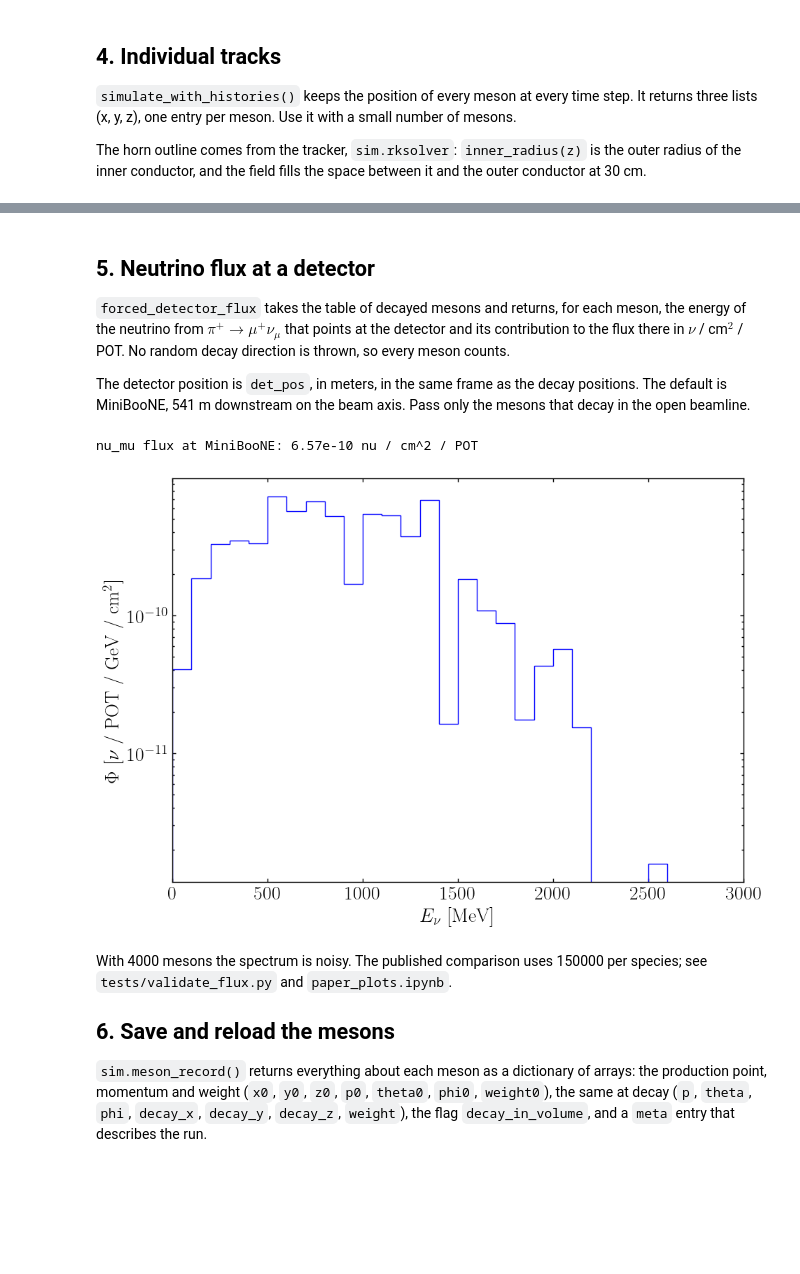
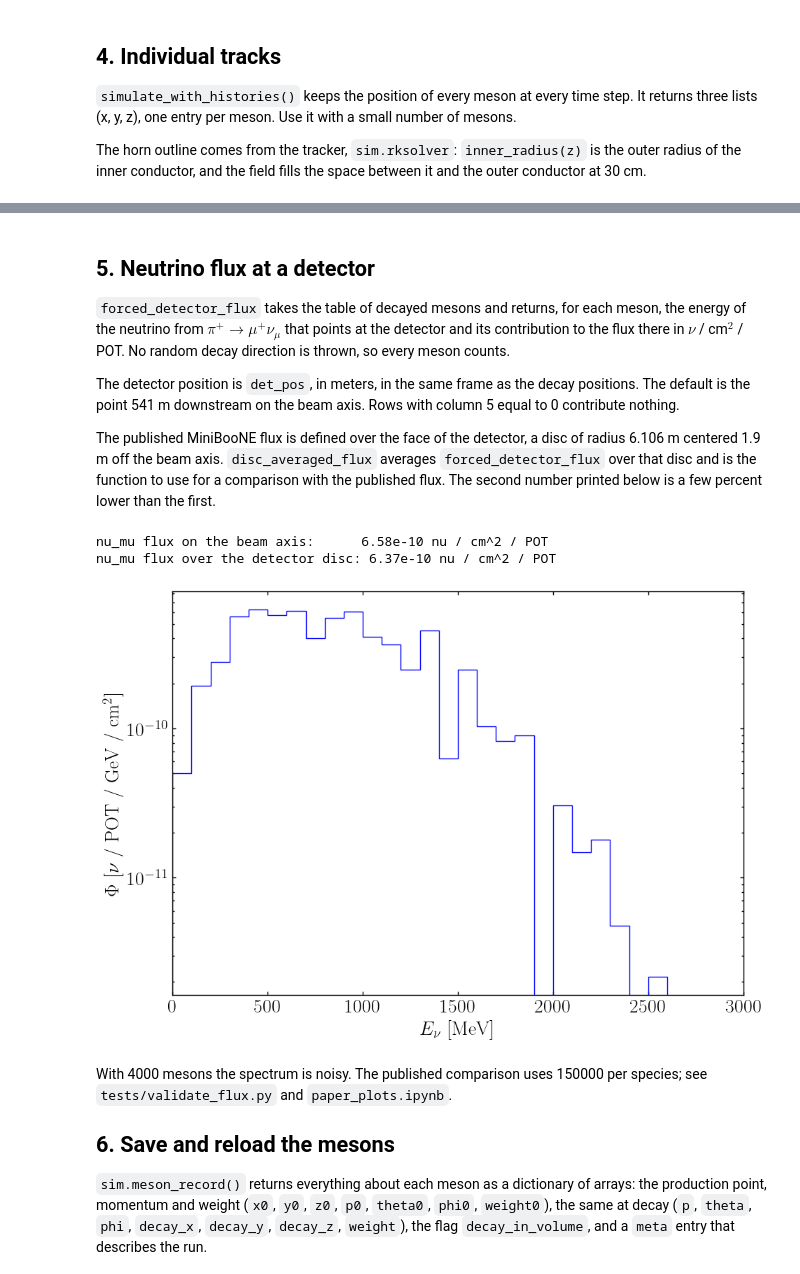
Before and after one commit to athompson-git/RKHorn, a Jupyter notebook: jupyter/example.ipynb, the cells around one changed output, grey strips where cells are left out. Saved outputs shown, nothing was run; the diff lists cells and outputs as text; code cells hidden in the pictures; blank space fills up the shorter version.

```diff
--- a/jupyter/example.ipynb
+++ b/jupyter/example.ipynb
@@ -153,24 +156,31 @@ plt.show()
 
 `forced_detector_flux` takes the table of decayed mesons and returns, for each meson, the energy of the neutrino from $\pi^+ \to \mu^+ \nu_\mu$ that points at the detector and its contribution to the flux there in $\nu$ / cm$^2$ / POT. No random decay direction is thrown, so every meson counts.
 
-The detector position is `det_pos`, in meters, in the same frame as the decay positions. The default is MiniBooNE, 541 m downstream on the beam axis. Pass only the mesons that decay in the open beamline.
+The detector position is `det_pos`, in meters, in the same frame as the decay positions. The default is the point 541 m downstream on the beam axis. Rows with column 5 equal to 0 contribute nothing.
+
+The published MiniBooNE flux is defined over the face of the detector, a disc of radius 6.106 m centered 1.9 m off the beam axis. `disc_averaged_flux` averages `forced_detector_flux` over that disc and is the function to use for a comparison with the published flux. The second number printed below is a few percent lower than the first.
 # %%
 e_nu, flux = forced_detector_flux(decayed[in_beamline], m_meson=M_PI,
                                   br=BR_PI_MUNU, det_pos=(0.0, 0.0, 541.0))
-print(f"nu_mu flux at MiniBooNE: {flux.sum():.2e} nu / cm^2 / POT")
+print(f"nu_mu flux on the beam axis:      {flux.sum():.2e} nu / cm^2 / POT")
+_, flux_disc = disc_averaged_flux(decayed[in_beamline], m_meson=M_PI,
+                                  br=BR_PI_MUNU)
+print(f"nu_mu flux over the detector disc: {flux_disc.sum():.2e} "
+      "nu / cm^2 / POT")
 
 e_edges = np.linspace(0.0, 3000.0, 31)
 fig, ax = plt.subplots(figsize=(10, 7))
 ax.hist(e_nu, weights=flux/0.1, bins=e_edges, histtype="step", color="b")
 ax.set_yscale("log")
 ax.set_xlim(e_edges[0], e_edges[-1])
 ax.set_xlabel(r"$E_\nu$ [MeV]")
 ax.set_ylabel(r"$\Phi$ [$\nu$ / POT / GeV / cm$^2$]")
 fig.tight_layout()
 plt.show()
 # %% [output]
-nu_mu flux at MiniBooNE: 6.57e-10 nu / cm^2 / POT
+nu_mu flux on the beam axis:      6.58e-10 nu / cm^2 / POT
+nu_mu flux over the detector disc: 6.37e-10 nu / cm^2 / POT
-[figure, old version]
+[figure, new version]
 # %% [markdown]
 With 4000 mesons the spectrum is noisy. The published comparison uses 150000 per species; see `tests/validate_flux.py` and `paper_plots.ipynb`.
 
```
Also changed, not shown: parts of 8 cells of this notebook, 16 other files.
